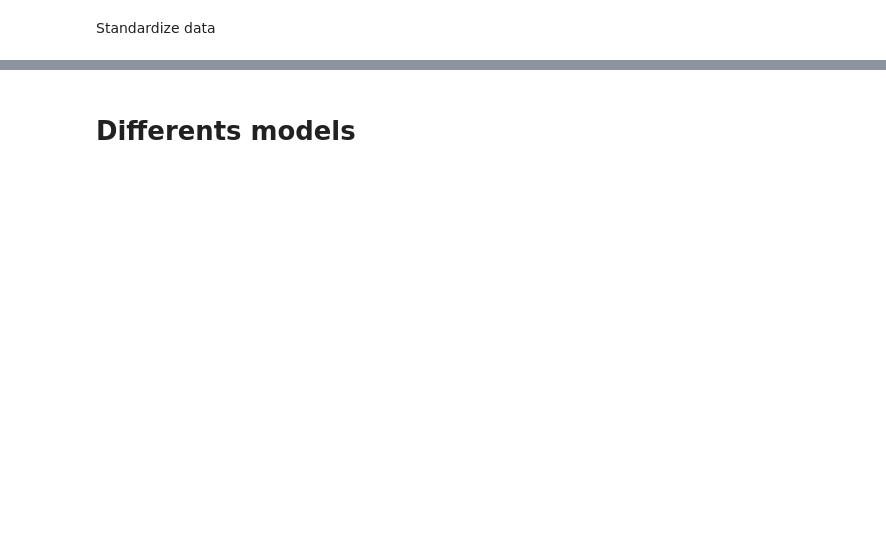
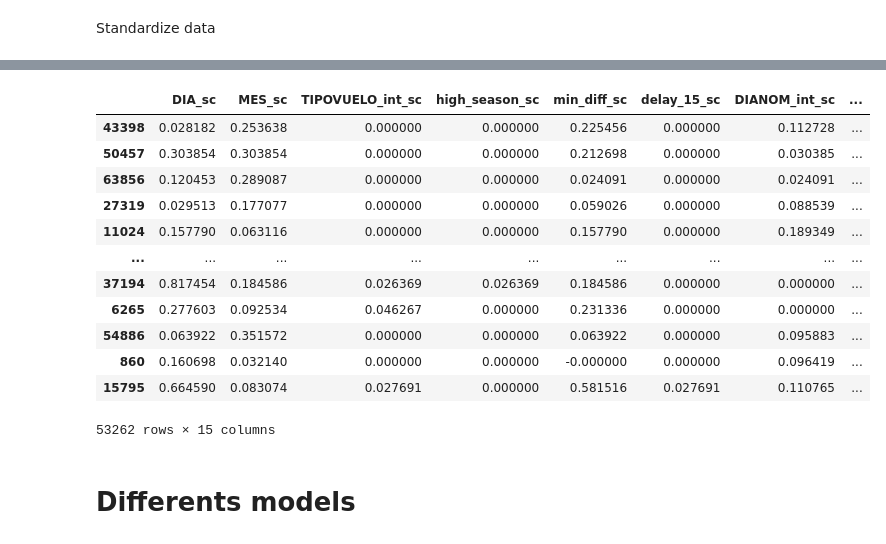
Before and after one commit to Alan-Hans/Challenge-Data-Scientist, a Jupyter notebook: solution.ipynb, the cells around one changed output, grey strips where cells are left out. Saved outputs shown, nothing was run; the diff lists cells and outputs as text; code cells hidden in the pictures; blank space fills up the shorter version.

```diff
--- a/solution.ipynb
+++ b/solution.ipynb
@@ -895,12 +910,15 @@ df_m_test = test_df.iloc[:, selected_cols]
 Standardize data
 # %%
 from sklearn.preprocessing import MinMaxScaler
+from sklearn.preprocessing import Normalizer
+from sklearn.preprocessing import StandardScaler
+
 
 # select numerical columns using iloc and dtypes
 numerical_cols = df_m_train.select_dtypes(include=[np.number]).columns
 
 # create MinMaxScaler instance and fit on numerical columns
-scaler = MinMaxScaler()
+scaler = Normalizer()
 scaler.fit(df_m_train[numerical_cols])
 
 # apply transform and add new scaled columns with '_sc' suffix
@@ -958,4 +978,20 @@ X_test shape: (13316, 14)
 y_test shape: (13316, 1)
+# %%
+df_m_train
+# %% [output]
+|  | DIA_sc | MES_sc | TIPOVUELO_int_sc | high_season_sc | min_diff_sc | delay_15_sc | DIANOM_int_sc | ... |
+| 43398 | 0.028182 | 0.253638 | 0.000000 | 0.000000 | 0.225456 | 0.000000 | 0.112728 | ... |
+| 50457 | 0.303854 | 0.303854 | 0.000000 | 0.000000 | 0.212698 | 0.000000 | 0.030385 | ... |
+| 63856 | 0.120453 | 0.289087 | 0.000000 | 0.000000 | 0.024091 | 0.000000 | 0.024091 | ... |
+| 27319 | 0.029513 | 0.177077 | 0.000000 | 0.000000 | 0.059026 | 0.000000 | 0.088539 | ... |
+| 11024 | 0.157790 | 0.063116 | 0.000000 | 0.000000 | 0.157790 | 0.000000 | 0.189349 | ... |
+| ... | ... | ... | ... | ... | ... | ... | ... | ... |
+| 37194 | 0.817454 | 0.184586 | 0.026369 | 0.026369 | 0.184586 | 0.000000 | 0.000000 | ... |
+| 6265 | 0.277603 | 0.092534 | 0.046267 | 0.000000 | 0.231336 | 0.000000 | 0.000000 | ... |
+| 54886 | 0.063922 | 0.351572 | 0.000000 | 0.000000 | 0.063922 | 0.000000 | 0.095883 | ... |
+| 860 | 0.160698 | 0.032140 | 0.000000 | 0.000000 | -0.000000 | 0.000000 | 0.096419 | ... |
+| 15795 | 0.664590 | 0.083074 | 0.027691 | 0.000000 | 0.581516 | 0.027691 | 0.110765 | ... |
+53262 rows × 15 columns
 # %% [markdown]
 # Differents models
 # %%
```
Also changed, not shown: parts of 19 cells of this notebook.
